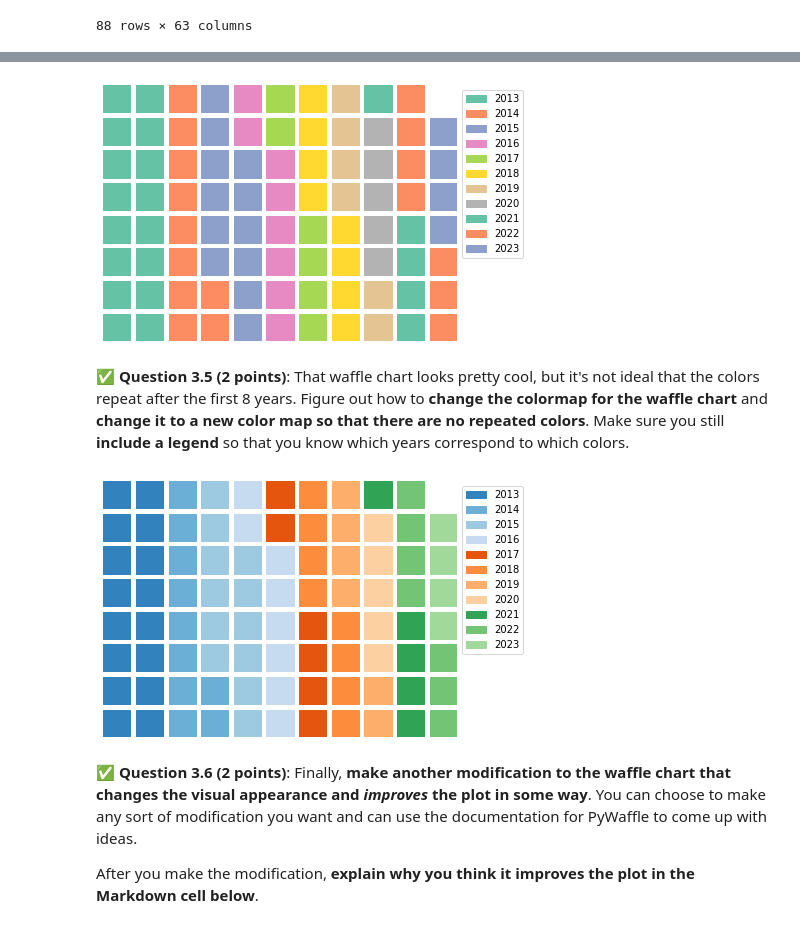
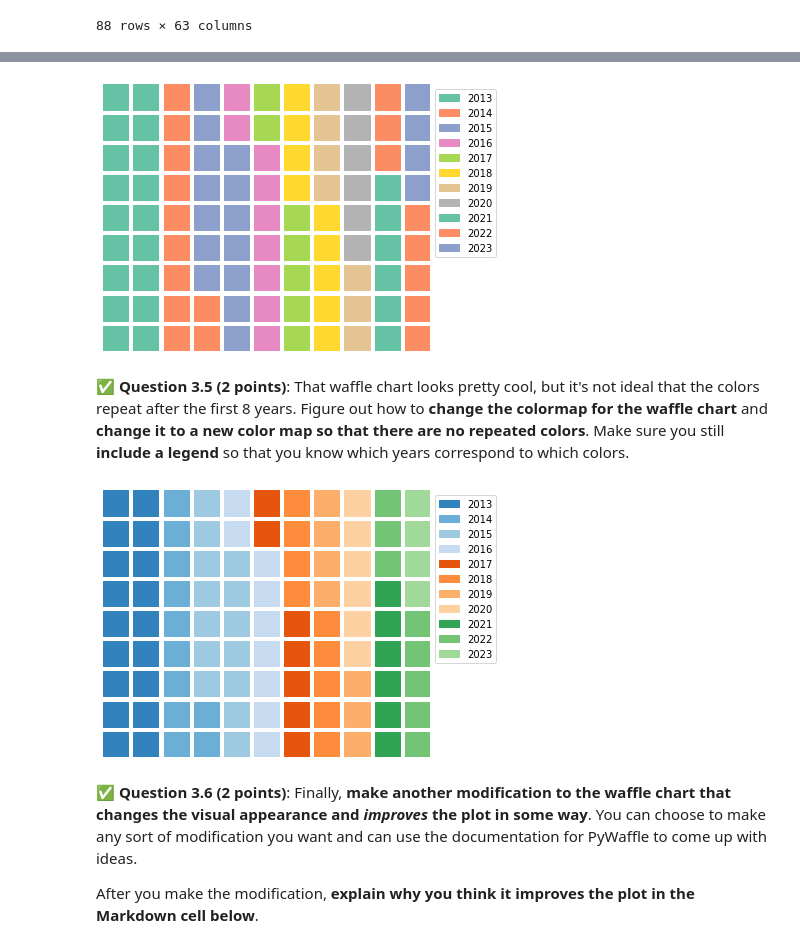
Before and after one commit to johnsonbj199/CMSE202-f23-turnin, a Jupyter notebook: midterm/CMSE202-Midterm-Section001-BrandonJohnson.ipynb, the cells around one changed output, grey strips where cells are left out. Cells and saved outputs as stored; diff of their text form; code cells hidden in the pictures.

```diff
--- a/midterm/CMSE202-Midterm-Section001-BrandonJohnson.ipynb
+++ b/midterm/CMSE202-Midterm-Section001-BrandonJohnson.ipynb
@@ -294,36 +294,36 @@ You should get something that looks like this:
 # %%
 ### Put your code here
 
 grouped2 = df3.groupby("Year")
 df3
 
 grouped2.first()
 
 sumed = grouped2["Jackpot Winners"].sum()
 
 fig = plt.figure(
     FigureClass=Waffle,
-    rows=8,
+    rows=9, #Teacher told to change rows to 9, it was 8 initially I promise
     columns=11,
     values = sumed,
     labels=list(sumed.index),
     legend={'loc': 'upper left', 'bbox_to_anchor': (1, 1)})
 # %% [output]
-[figure, old version]
+[figure, new version]
 # %% [markdown]
 &#9989; **Question 3.5 (2 points)**: That waffle chart looks pretty cool, but it's not ideal that the colors repeat after the first 8 years. Figure out how to **change the colormap for the waffle chart** and **change it to a new color map so that there are no repeated colors**. Make sure you still **include a legend** so that you know which years correspond to which colors.
 # %%
 ### Put your code here
 fig = plt.figure(
     FigureClass=Waffle,
-    rows=8,
+    rows=9,
     columns=11,
     values = sumed,
     labels=list(sumed.index),
     legend={'loc': 'upper left', 'bbox_to_anchor': (1, 1)},
     cmap_name="tab20c")
 # %% [output]
-[figure, old version]
+[figure, new version]
 # %% [markdown]
 &#9989; **Question 3.6 (2 points)**: Finally, **make another modification to the waffle chart that changes the visual appearance and _improves_ the plot in some way**. You can choose to make any sort of modification you want and can use the documentation for PyWaffle to come up with ideas.
 
```
Also changed, not shown: parts of 4 cells of this notebook.
